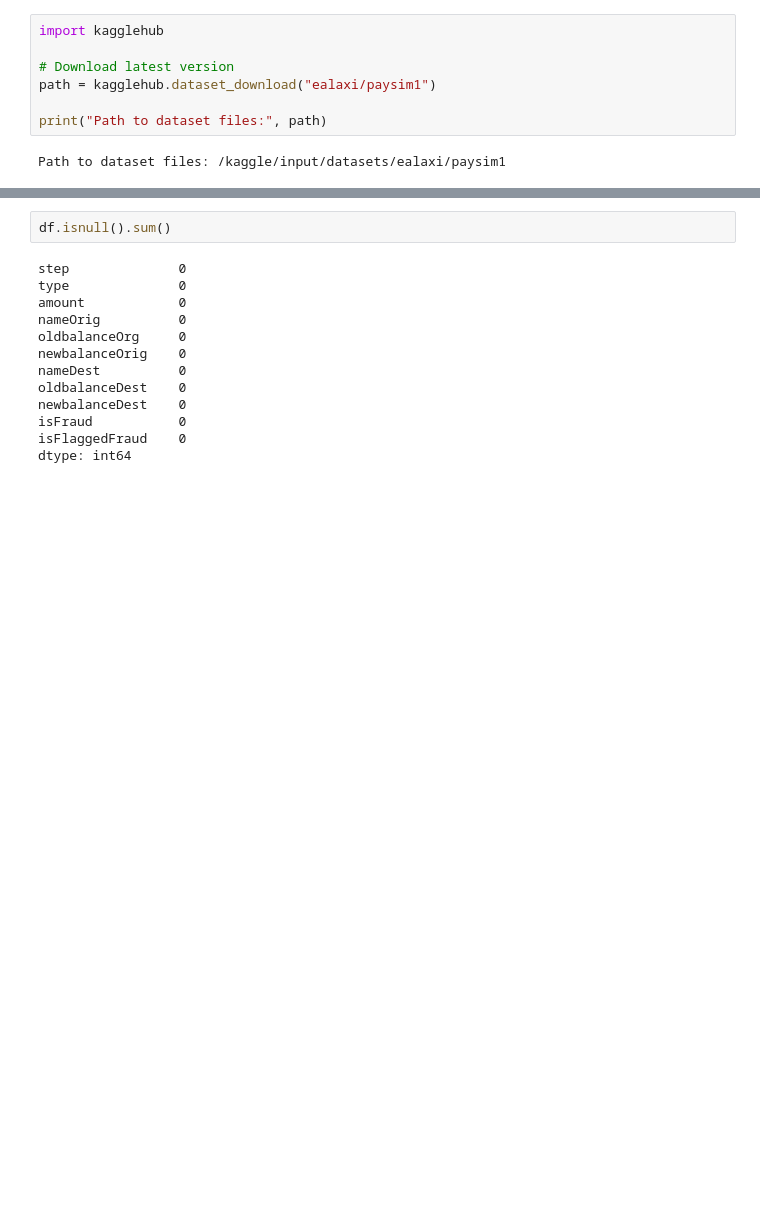
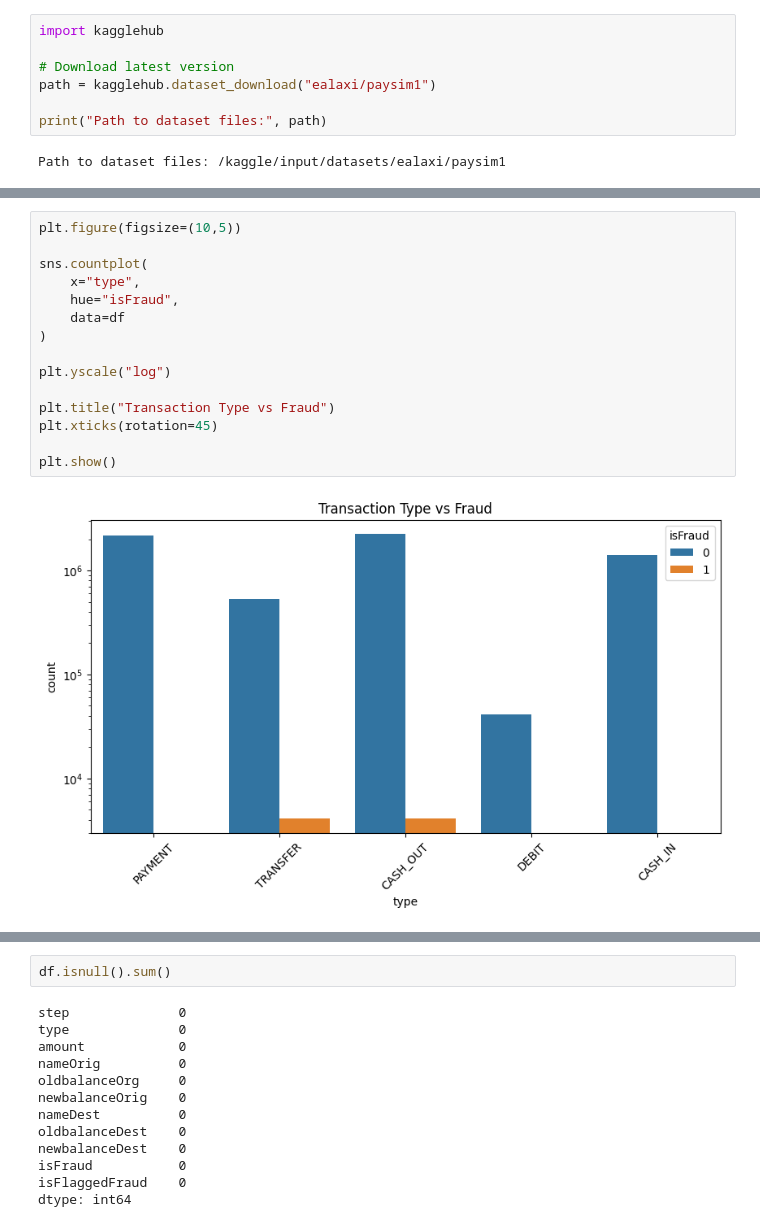
Before and after one commit to 16ajeet/dbt-anamoly, a Jupyter notebook: dbt-anamoly.ipynb, the cells around one changed output, grey strips where cells are left out. Saved outputs shown, nothing was run; the diff lists cells and outputs as text; blank space fills up the shorter version.

```diff
--- a/dbt-anamoly.ipynb
+++ b/dbt-anamoly.ipynb
@@ -9,0 +76,17 @@ Path to dataset files: /kaggle/input/datasets/ealaxi/paysim1
+# %%
+plt.figure(figsize=(10,5))
+
+sns.countplot(
+    x="type",
+    hue="isFraud",
+    data=df
+)
+
+plt.yscale("log")
+
+plt.title("Transaction Type vs Fraud")
+plt.xticks(rotation=45)
+
+plt.show()
+# %% [output]
+[figure, added]
```
Also changed, not shown: parts of 68 cells of this notebook.
